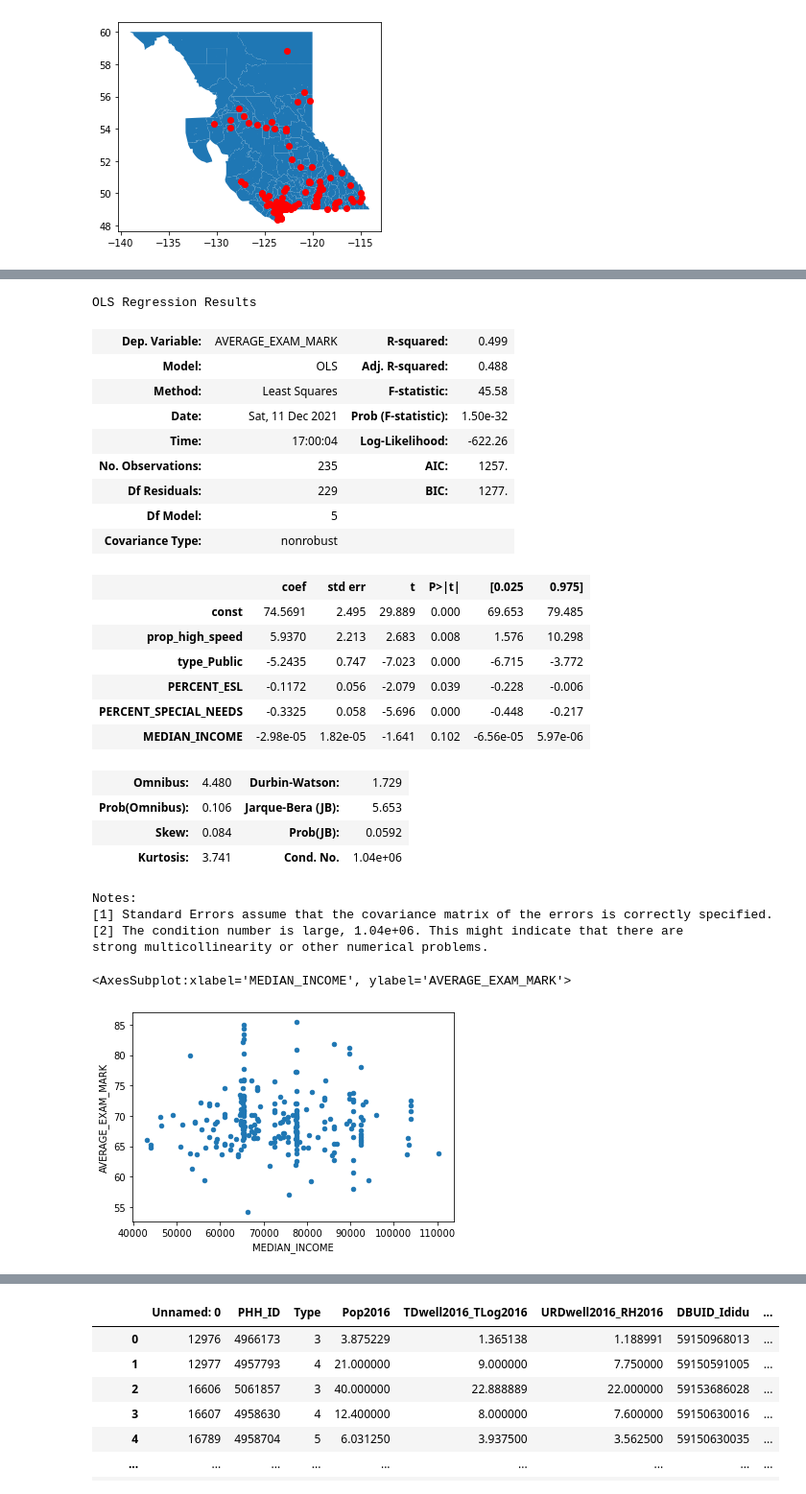
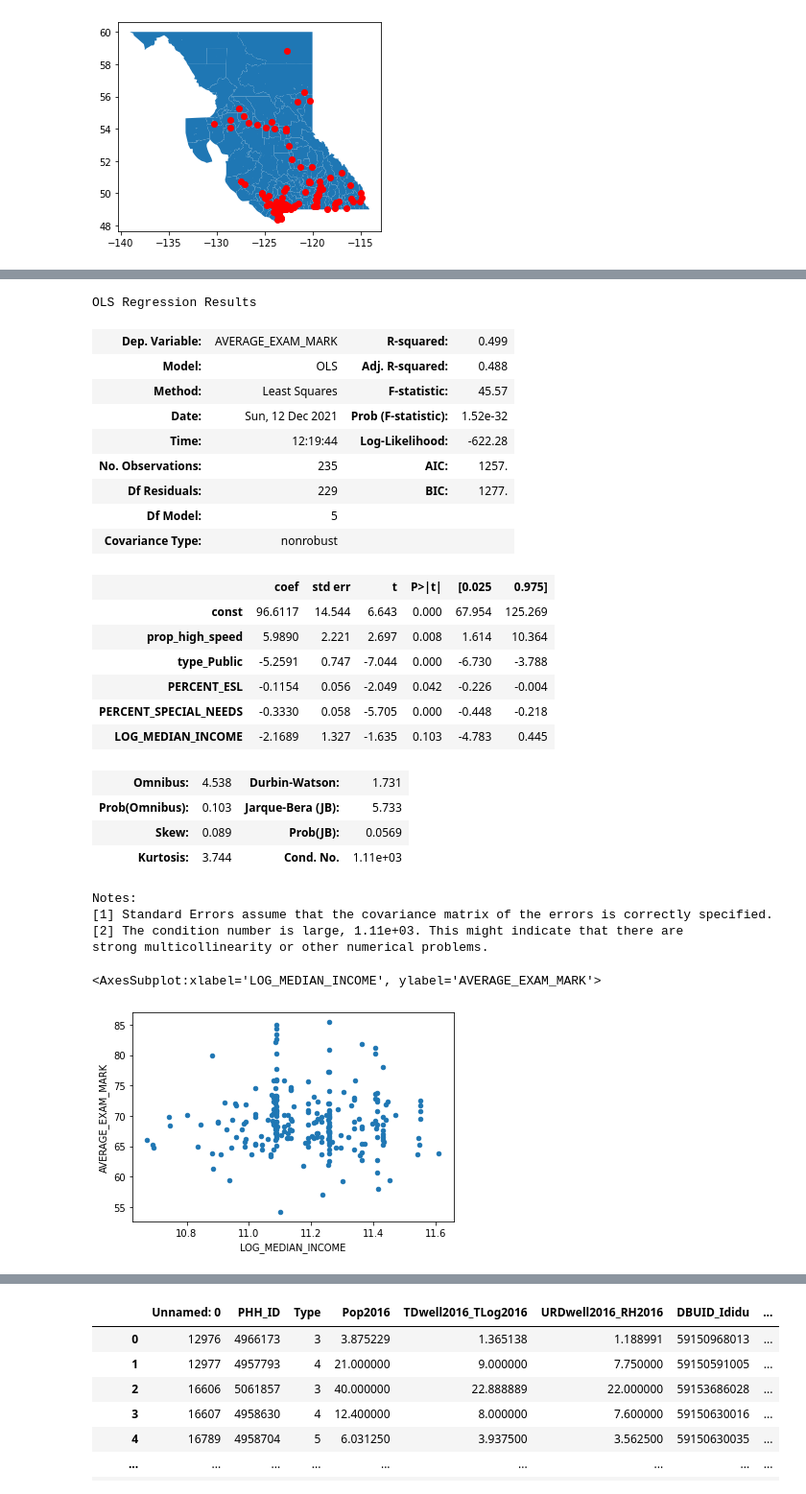
Before and after one commit to mukund0299/ECON_490_Paper, a Jupyter notebook: data/analysis.ipynb, the cells around one changed output, grey strips where cells are left out. Shown at 96% size. Drawn from its saved outputs; the diff is of its cells as text; code cells hidden in the pictures.

Commit message:
use log income

```diff
--- a/data/analysis.ipynb
+++ b/data/analysis.ipynb
@@ -223,4 +224,4 @@ The spread here is problematic. Most schools have really good connection speeds,
 # %%
 merged_with_income = merged.merge(school_income_mapping, left_on="SCHOOL_NUMBER", right_on="SCHOOL_NUMBER")
 merged_with_income = merged_with_income.astype(dtype={"MEDIAN_INCOME": "int64"})
-merged_with_income
+merged_with_income["LOG_MEDIAN_INCOME"] = np.log(merged_with_income["MEDIAN_INCOME"])
@@ -241,5 +228,5 @@ merged_with_income
 # %%
-X = merged_with_income[["prop_high_speed", "type_Public", "PERCENT_ESL", "PERCENT_SPECIAL_NEEDS", "MEDIAN_INCOME"]]
+X = merged_with_income[["prop_high_speed", "type_Public", "PERCENT_ESL", "PERCENT_SPECIAL_NEEDS", "LOG_MEDIAN_INCOME"]]
 Y = merged_with_income[["AVERAGE_EXAM_MARK"]]
 X = sm.add_constant(X)
 results = sm.OLS(Y, X).fit()
@@ -248,30 +235,30 @@ results.summary()
 OLS Regression Results
 | Dep. Variable: | AVERAGE_EXAM_MARK | R-squared: | 0.499 |
 | Model: | OLS | Adj. R-squared: | 0.488 |
-| Method: | Least Squares | F-statistic: | 45.58 |
-| Date: | Sat, 11 Dec 2021 | Prob (F-statistic): | 1.50e-32 |
-| Time: | 17:00:04 | Log-Likelihood: | -622.26 |
+| Method: | Least Squares | F-statistic: | 45.57 |
+| Date: | Sun, 12 Dec 2021 | Prob (F-statistic): | 1.52e-32 |
+| Time: | 12:19:44 | Log-Likelihood: | -622.28 |
 | No. Observations: | 235 | AIC: | 1257. |
 | Df Residuals: | 229 | BIC: | 1277. |
 | Df Model: | 5 |  |  |
 | Covariance Type: | nonrobust |  |  |
 |  | coef | std err | t | P>|t| | [0.025 | 0.975] |
-| const | 74.5691 | 2.495 | 29.889 | 0.000 | 69.653 | 79.485 |
-| prop_high_speed | 5.9370 | 2.213 | 2.683 | 0.008 | 1.576 | 10.298 |
-| type_Public | -5.2435 | 0.747 | -7.023 | 0.000 | -6.715 | -3.772 |
-| PERCENT_ESL | -0.1172 | 0.056 | -2.079 | 0.039 | -0.228 | -0.006 |
-| PERCENT_SPECIAL_NEEDS | -0.3325 | 0.058 | -5.696 | 0.000 | -0.448 | -0.217 |
-| MEDIAN_INCOME | -2.98e-05 | 1.82e-05 | -1.641 | 0.102 | -6.56e-05 | 5.97e-06 |
+| const | 96.6117 | 14.544 | 6.643 | 0.000 | 67.954 | 125.269 |
+| prop_high_speed | 5.9890 | 2.221 | 2.697 | 0.008 | 1.614 | 10.364 |
+| type_Public | -5.2591 | 0.747 | -7.044 | 0.000 | -6.730 | -3.788 |
+| PERCENT_ESL | -0.1154 | 0.056 | -2.049 | 0.042 | -0.226 | -0.004 |
+| PERCENT_SPECIAL_NEEDS | -0.3330 | 0.058 | -5.705 | 0.000 | -0.448 | -0.218 |
+| LOG_MEDIAN_INCOME | -2.1689 | 1.327 | -1.635 | 0.103 | -4.783 | 0.445 |
-| Omnibus: | 4.480 | Durbin-Watson: | 1.729 |
-| Prob(Omnibus): | 0.106 | Jarque-Bera (JB): | 5.653 |
-| Skew: | 0.084 | Prob(JB): | 0.0592 |
-| Kurtosis: | 3.741 | Cond. No. | 1.04e+06 |
+| Omnibus: | 4.538 | Durbin-Watson: | 1.731 |
+| Prob(Omnibus): | 0.103 | Jarque-Bera (JB): | 5.733 |
+| Skew: | 0.089 | Prob(JB): | 0.0569 |
+| Kurtosis: | 3.744 | Cond. No. | 1.11e+03 |
 Notes:
 [1] Standard Errors assume that the covariance matrix of the errors is correctly specified.
-[2] The condition number is large, 1.04e+06. This might indicate that there are
+[2] The condition number is large, 1.11e+03. This might indicate that there are
 strong multicollinearity or other numerical problems.
 # %%
-merged_with_income.plot.scatter(x="MEDIAN_INCOME", y="AVERAGE_EXAM_MARK")
+merged_with_income.plot.scatter(x="LOG_MEDIAN_INCOME", y="AVERAGE_EXAM_MARK")
 # %% [output]
-<AxesSubplot:xlabel='MEDIAN_INCOME', ylabel='AVERAGE_EXAM_MARK'>
+<AxesSubplot:xlabel='LOG_MEDIAN_INCOME', ylabel='AVERAGE_EXAM_MARK'>
-[figure, old version]
+[figure, new version]
```
Also changed, not shown: parts of 5 cells of this notebook, 2 other files.
